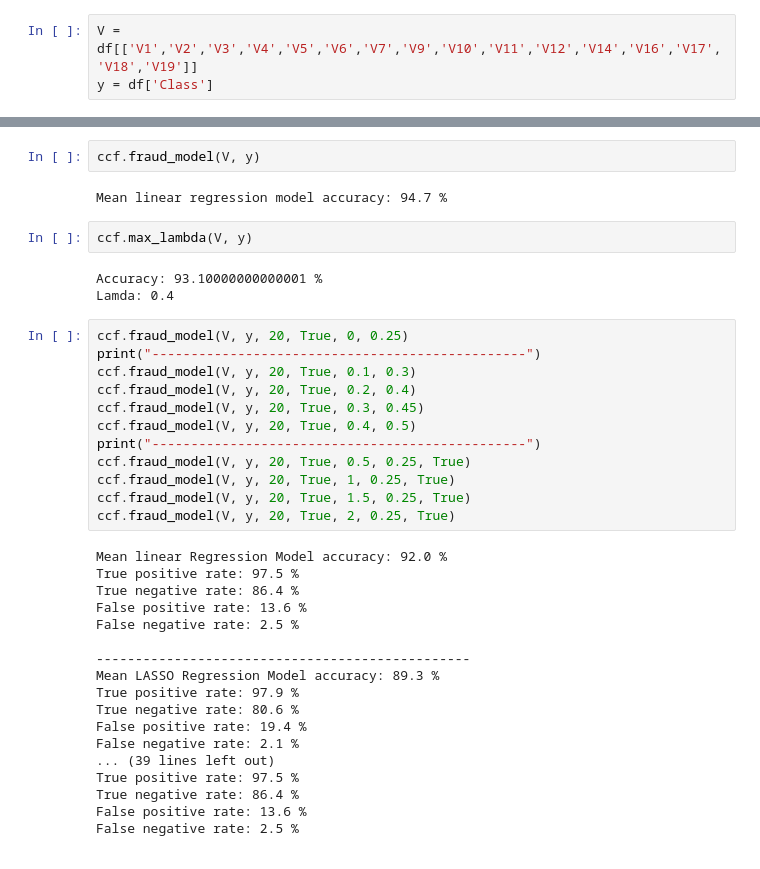
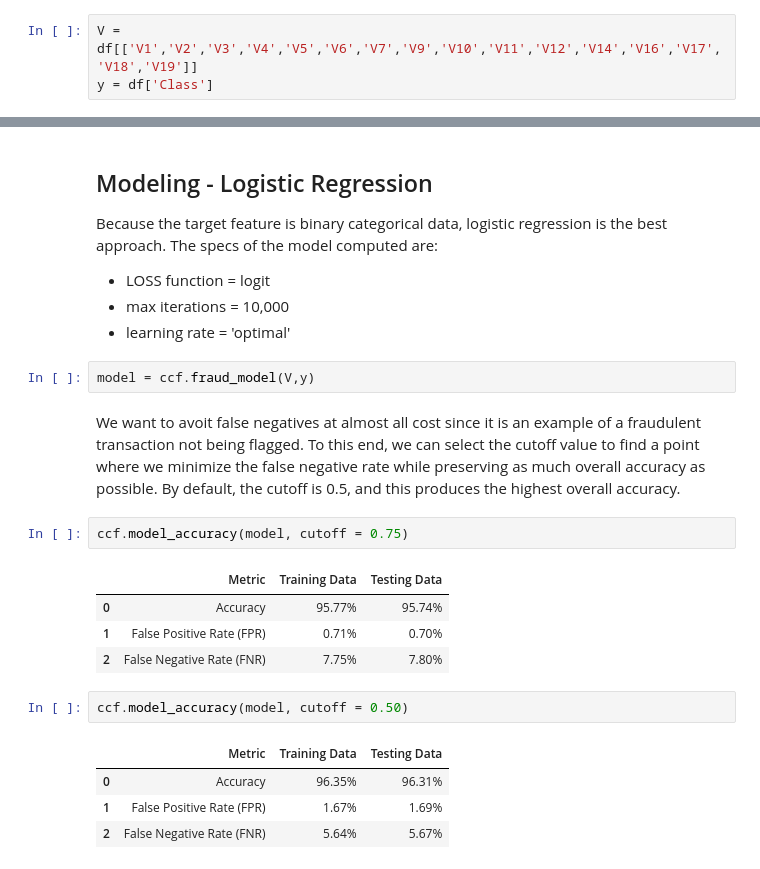
Before and after one commit to Branflakes333/Credit_Card_Fraud_Project, a Jupyter notebook: MATH_596_Project_Brandon_Miner_Konnor_Payne.ipynb, the cells around one changed output, grey strips where cells are left out. Saved outputs shown, nothing was run; the diff lists cells and outputs as text.

```diff
--- a/MATH_596_Project_Brandon_Miner_Konnor_Payne.ipynb
+++ b/MATH_596_Project_Brandon_Miner_Konnor_Payne.ipynb
@@ -66,39 +77,24 @@ How we constructed our model starting with linear Regression to our final LASSO
+# %% [markdown]
+## Modeling - Logistic Regression
+Because the target feature is binary categorical data, logistic regression is the best approach. The specs of the model computed are:
+- LOSS function = logit
+- max iterations = 10,000
+- learning rate = 'optimal'
 # %%
-ccf.fraud_model(V, y)
+model = ccf.fraud_model(V,y)
-# %% [output]
-Mean linear regression model accuracy: 94.7 %
-# %%
-ccf.max_lambda(V, y)
-# %% [output]
-Accuracy: 93.10000000000001 %
-Lamda: 0.4
-# %%
-ccf.fraud_model(V, y, 20, True, 0, 0.25)
-print("------------------------------------------------")
-ccf.fraud_model(V, y, 20, True, 0.1, 0.3)
-ccf.fraud_model(V, y, 20, True, 0.2, 0.4)
-ccf.fraud_model(V, y, 20, True, 0.3, 0.45)
-ccf.fraud_model(V, y, 20, True, 0.4, 0.5)
-print("------------------------------------------------")
-ccf.fraud_model(V, y, 20, True, 0.5, 0.25, True)
-ccf.fraud_model(V, y, 20, True, 1, 0.25, True)
-ccf.fraud_model(V, y, 20, True, 1.5, 0.25, True)
-ccf.fraud_model(V, y, 20, True, 2, 0.25, True)
-# %% [output]
-Mean linear Regression Model accuracy: 92.0 %
-True positive rate: 97.5 %
-True negative rate: 86.4 %
-False positive rate: 13.6 %
-False negative rate: 2.5 %
-
-------------------------------------------------
-Mean LASSO Regression Model accuracy: 89.3 %
-True positive rate: 97.9 %
-True negative rate: 80.6 %
-False positive rate: 19.4 %
-False negative rate: 2.1 %
-... (39 lines left out)
-True positive rate: 97.5 %
-True negative rate: 86.4 %
-False positive rate: 13.6 %
-False negative rate: 2.5 %
+# %% [markdown]
+We want to avoit false negatives at almost all cost since it is an example of a fraudulent transaction not being flagged. To this end, we can select the cutoff value to find a point where we minimize the false negative rate while preserving as much overall accuracy as possible. By default, the cutoff is 0.5, and this produces the highest overall accuracy.
+# %%
+ccf.model_accuracy(model, cutoff = 0.75)
+# %% [output]
+|  | Metric | Training Data | Testing Data |
+| 0 | Accuracy | 95.77% | 95.74% |
+| 1 | False Positive Rate (FPR) | 0.71% | 0.70% |
+| 2 | False Negative Rate (FNR) | 7.75% | 7.80% |
+# %%
+ccf.model_accuracy(model, cutoff = 0.50)
+# %% [output]
+|  | Metric | Training Data | Testing Data |
+| 0 | Accuracy | 96.35% | 96.31% |
+| 1 | False Positive Rate (FPR) | 1.67% | 1.69% |
+| 2 | False Negative Rate (FNR) | 5.64% | 5.67% |
```
Also changed, not shown: parts of 28 cells of this notebook, 1 other file.
